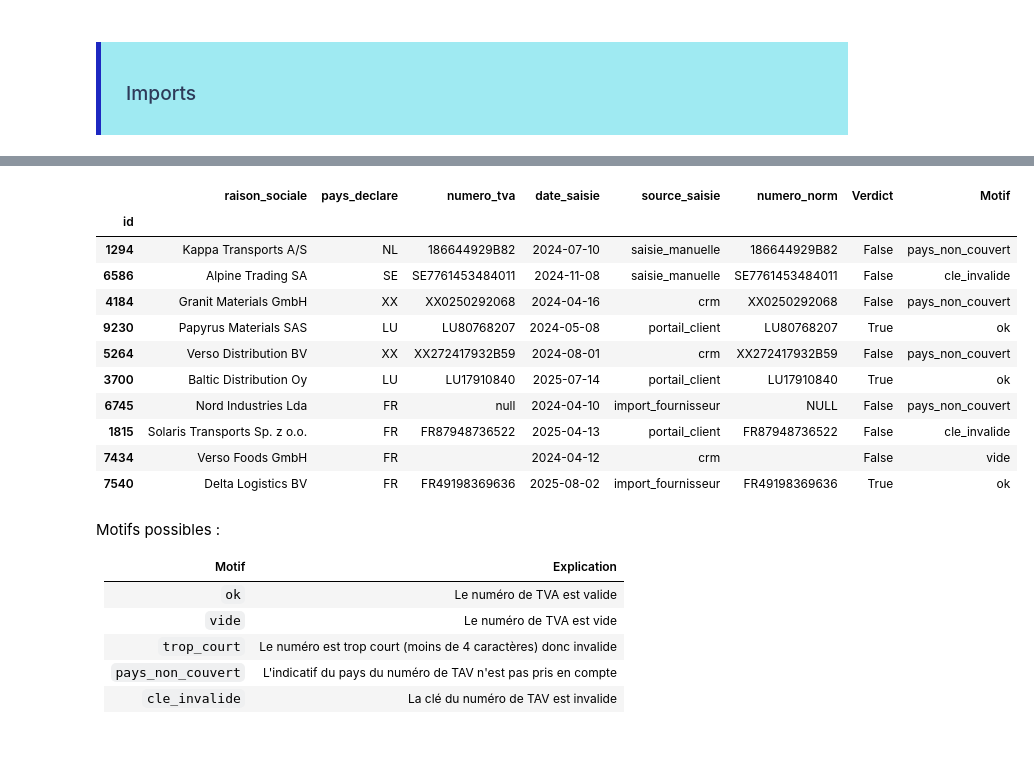
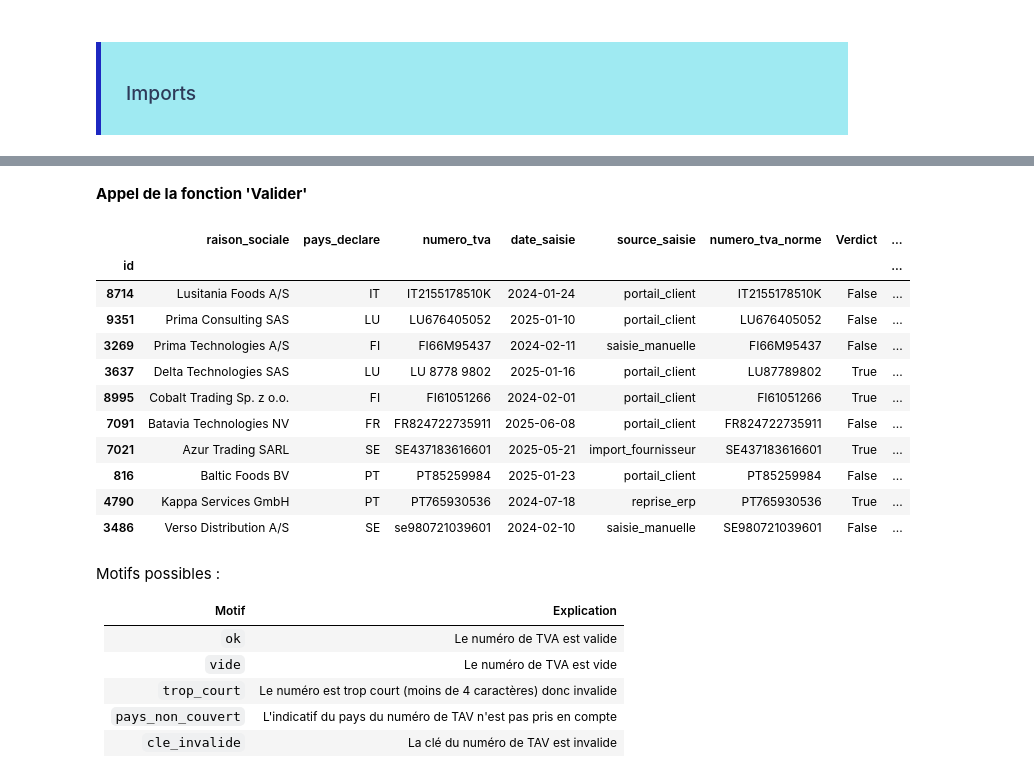
Before and after one commit to Franck-LF/TVA-Intracommunautaire, a Jupyter notebook: notebook/nettoyage.ipynb, the cells around one changed output, grey strips where cells are left out. Saved outputs shown, nothing was run; the diff lists cells and outputs as text; code cells hidden in the pictures; blank space fills up the shorter version.

```diff
--- a/notebook/nettoyage.ipynb
+++ b/notebook/nettoyage.ipynb
@@ -60,17 +62,24 @@
 # %%
-import os
 import sys
 import time
 import requests
 
+import missingno as msno
 import pandas as pd
 import matplotlib.pyplot as plt
 # On importe le module
-
 
 sys.path.append('../api')
 from validation_structure import normaliser, valider
 
 # Reading Data
 df_csv = pd.read_csv('../data/numeros_tva.csv', index_col='id', sep=',', keep_default_na = False)
-df_xl  = pd.read_excel('../data/numeros_tva.xlsx', index_col='id', keep_default_na = False)
+df_csv_bis = pd.read_csv('../data/numeros_tva.csv')
+# Inutile de lire le fichier Excel
+# df_xl  = pd.read_excel('../data/numeros_tva.xlsx', index_col='id', keep_default_na = False)
+
+df_csv['raison_sociale'] = df_csv['raison_sociale'].str.strip()
+df_csv['pays_declare'] = df_csv['pays_declare'].str.strip()
+df_csv_init = df_csv.copy()
+
+print(f'Nombre de ligne dans le CSV : {df_csv.shape[0]}')
@@ -98,30 +138,32 @@ df_xl  = pd.read_excel('../data/numeros_tva.xlsx', index_col='id', keep_default_
+# %% [markdown]
+**Appel de la fonction 'Valider'**
 # %%
 # Normalisation des numéros
-df_csv['numero_norm'] = df_csv['numero_tva'].apply(normaliser)
+df_csv['numero_tva_norme'] = df_csv['numero_tva'].apply(normaliser)
 
 # Validation des numéros
-resultats = df_csv['numero_norm'].apply(valider)
+resultats = df_csv['numero_tva_norme'].apply(valider)
 
 df_csv[['Verdict', 'Motif']] = pd.DataFrame(
     resultats.tolist(),
     index=df_csv.index,
     columns=['Verdict', 'Motif']
 )
 
 df_csv.sample(10)
 # %% [output]
-|  | raison_sociale | pays_declare | numero_tva | date_saisie | source_saisie | numero_norm | Verdict | Motif |
-| id |  |  |  |  |  |  |  |  |
-| 1294 | Kappa Transports A/S | NL | 186644929B82 | 2024-07-10 | saisie_manuelle | 186644929B82 | False | pays_non_couvert |
-| 6586 | Alpine Trading SA | SE | SE7761453484011 | 2024-11-08 | saisie_manuelle | SE7761453484011 | False | cle_invalide |
-| 4184 | Granit Materials GmbH | XX | XX0250292068 | 2024-04-16 | crm | XX0250292068 | False | pays_non_couvert |
-| 9230 | Papyrus Materials SAS | LU | LU80768207 | 2024-05-08 | portail_client | LU80768207 | True | ok |
-| 5264 | Verso Distribution BV | XX | XX272417932B59 | 2024-08-01 | crm | XX272417932B59 | False | pays_non_couvert |
-| 3700 | Baltic Distribution Oy | LU | LU17910840 | 2025-07-14 | portail_client | LU17910840 | True | ok |
-| 6745 | Nord Industries Lda | FR | null | 2024-04-10 | import_fournisseur | NULL | False | pays_non_couvert |
-| 1815 | Solaris Transports Sp. z o.o. | FR | FR87948736522 | 2025-04-13 | portail_client | FR87948736522 | False | cle_invalide |
-| 7434 | Verso Foods GmbH | FR |  | 2024-04-12 | crm |  | False | vide |
-| 7540 | Delta Logistics BV | FR | FR49198369636 | 2025-08-02 | import_fournisseur | FR49198369636 | True | ok |
+|  | raison_sociale | pays_declare | numero_tva | date_saisie | source_saisie | numero_tva_norme | Verdict | ... |
+| id |  |  |  |  |  |  |  | ... |
+| 8714 | Lusitania Foods A/S | IT | IT2155178510K | 2024-01-24 | portail_client | IT2155178510K | False | ... |
+| 9351 | Prima Consulting SAS | LU | LU676405052 | 2025-01-10 | portail_client | LU676405052 | False | ... |
+| 3269 | Prima Technologies A/S | FI | FI66M95437 | 2024-02-11 | saisie_manuelle | FI66M95437 | False | ... |
+| 3637 | Delta Technologies SAS | LU | LU 8778 9802 | 2025-01-16 | portail_client | LU87789802 | True | ... |
+| 8995 | Cobalt Trading Sp. z o.o. | FI | FI61051266 | 2024-02-01 | portail_client | FI61051266 | True | ... |
+| 7091 | Batavia Technologies NV | FR | FR824722735911 | 2025-06-08 | portail_client | FR824722735911 | False | ... |
+| 7021 | Azur Trading SARL | SE | SE437183616601 | 2025-05-21 | import_fournisseur | SE437183616601 | True | ... |
+| 816 | Baltic Foods BV | PT | PT85259984 | 2025-01-23 | portail_client | PT85259984 | False | ... |
+| 4790 | Kappa Services GmbH | PT | PT765930536 | 2024-07-18 | reprise_erp | PT765930536 | True | ... |
+| 3486 | Verso Distribution A/S | SE | se980721039601 | 2024-02-10 | saisie_manuelle | SE980721039601 | False | ... |
 # %% [markdown]
 Motifs possibles :
 
```
Also changed, not shown: parts of 39 cells of this notebook, 4 other files.
